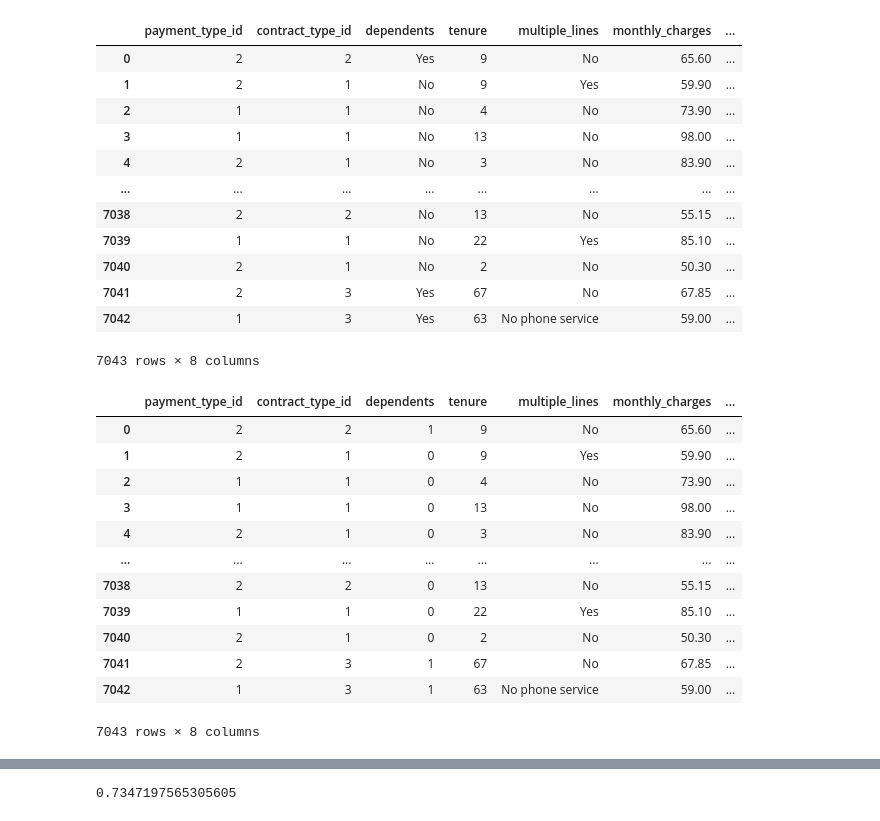
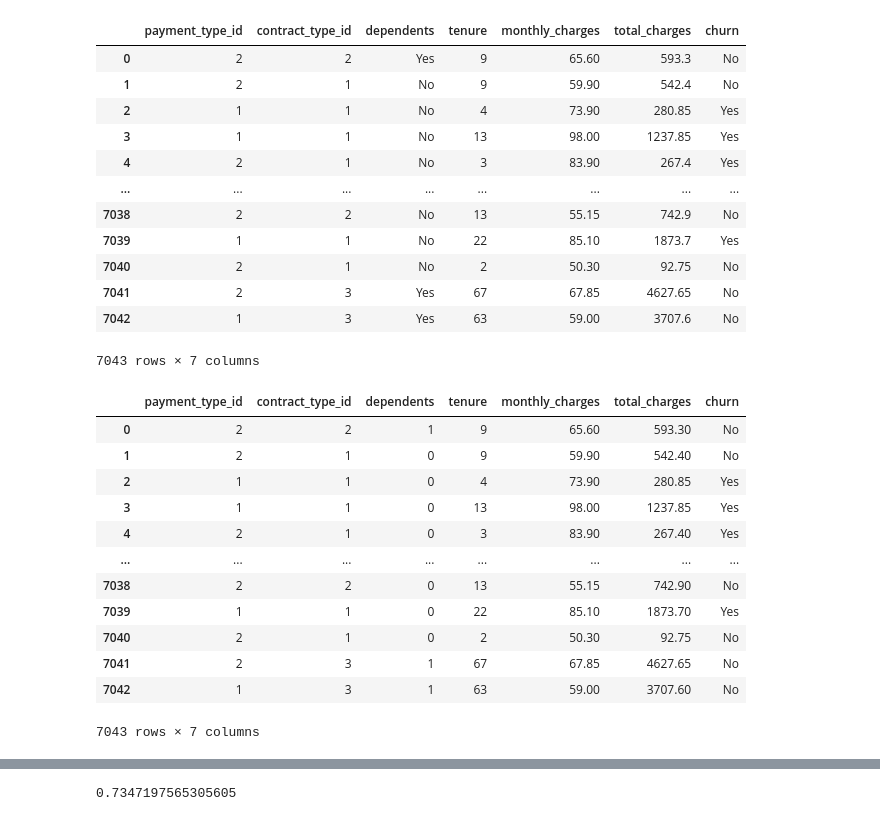
Before and after one commit to akonstans/Classification_Project, a Jupyter notebook: models1.ipynb, the cells around one changed output, grey strips where cells are left out. Drawn from its saved outputs; the diff is of its cells as text; code cells hidden in the pictures.

```diff
--- a/models1.ipynb
+++ b/models1.ipynb
@@ -17,26 +17,26 @@ from sklearn.linear_model import LogisticRegression
 # %%
 telco = acquire.get_telco_data(nl.get_db_url)
 telco = telco.iloc[:, 1:]
 telco = telco.drop(['gender', 'senior_citizen', 'partner', 'phone_service', 'tech_support', 'streaming_tv',
                     'streaming_movies', 'paperless_billing', 'internet_service_type', 'online_security', 'online_backup',
-                    'device_protection', 'internet_service_type_id', 'customer_id', 'contract_type', 'payment_type'], axis =1)
+                    'device_protection', 'internet_service_type_id', 'customer_id', 'contract_type', 'payment_type', 'multiple_lines'], axis =1)
 telco
 
 # Aquiring the Telco data and dropping the Unnamed 0 column to give a dataframe containing the dataset
 # %% [output]
-|  | payment_type_id | contract_type_id | dependents | tenure | multiple_lines | monthly_charges | ... |
-| 0 | 2 | 2 | Yes | 9 | No | 65.60 | ... |
-| 1 | 2 | 1 | No | 9 | Yes | 59.90 | ... |
-| 2 | 1 | 1 | No | 4 | No | 73.90 | ... |
-| 3 | 1 | 1 | No | 13 | No | 98.00 | ... |
-| 4 | 2 | 1 | No | 3 | No | 83.90 | ... |
+|  | payment_type_id | contract_type_id | dependents | tenure | monthly_charges | total_charges | churn |
+| 0 | 2 | 2 | Yes | 9 | 65.60 | 593.3 | No |
+| 1 | 2 | 1 | No | 9 | 59.90 | 542.4 | No |
+| 2 | 1 | 1 | No | 4 | 73.90 | 280.85 | Yes |
+| 3 | 1 | 1 | No | 13 | 98.00 | 1237.85 | Yes |
+| 4 | 2 | 1 | No | 3 | 83.90 | 267.4 | Yes |
 | ... | ... | ... | ... | ... | ... | ... | ... |
-| 7038 | 2 | 2 | No | 13 | No | 55.15 | ... |
-| 7039 | 1 | 1 | No | 22 | Yes | 85.10 | ... |
-| 7040 | 2 | 1 | No | 2 | No | 50.30 | ... |
-| 7041 | 2 | 3 | Yes | 67 | No | 67.85 | ... |
-| 7042 | 1 | 3 | Yes | 63 | No phone service | 59.00 | ... |
+| 7038 | 2 | 2 | No | 13 | 55.15 | 742.9 | No |
+| 7039 | 1 | 1 | No | 22 | 85.10 | 1873.7 | Yes |
+| 7040 | 2 | 1 | No | 2 | 50.30 | 92.75 | No |
+| 7041 | 2 | 3 | Yes | 67 | 67.85 | 4627.65 | No |
+| 7042 | 1 | 3 | Yes | 63 | 59.00 | 3707.6 | No |
-7043 rows × 8 columns
+7043 rows × 7 columns
 # %%
 telco = telco.dropna()
 telco.total_charges = telco.total_charges.replace(' ', 0).astype(float)
@@ -47,19 +47,19 @@ telco.dependents = np.where(telco.dependents == 'Yes', 1, 0)
 # %%
 telco
 # %% [output]
-|  | payment_type_id | contract_type_id | dependents | tenure | multiple_lines | monthly_charges | ... |
-| 0 | 2 | 2 | 1 | 9 | No | 65.60 | ... |
-| 1 | 2 | 1 | 0 | 9 | Yes | 59.90 | ... |
-| 2 | 1 | 1 | 0 | 4 | No | 73.90 | ... |
-| 3 | 1 | 1 | 0 | 13 | No | 98.00 | ... |
-| 4 | 2 | 1 | 0 | 3 | No | 83.90 | ... |
+|  | payment_type_id | contract_type_id | dependents | tenure | monthly_charges | total_charges | churn |
+| 0 | 2 | 2 | 1 | 9 | 65.60 | 593.30 | No |
+| 1 | 2 | 1 | 0 | 9 | 59.90 | 542.40 | No |
+| 2 | 1 | 1 | 0 | 4 | 73.90 | 280.85 | Yes |
+| 3 | 1 | 1 | 0 | 13 | 98.00 | 1237.85 | Yes |
+| 4 | 2 | 1 | 0 | 3 | 83.90 | 267.40 | Yes |
 | ... | ... | ... | ... | ... | ... | ... | ... |
-| 7038 | 2 | 2 | 0 | 13 | No | 55.15 | ... |
-| 7039 | 1 | 1 | 0 | 22 | Yes | 85.10 | ... |
-| 7040 | 2 | 1 | 0 | 2 | No | 50.30 | ... |
-| 7041 | 2 | 3 | 1 | 67 | No | 67.85 | ... |
-| 7042 | 1 | 3 | 1 | 63 | No phone service | 59.00 | ... |
+| 7038 | 2 | 2 | 0 | 13 | 55.15 | 742.90 | No |
+| 7039 | 1 | 1 | 0 | 22 | 85.10 | 1873.70 | Yes |
+| 7040 | 2 | 1 | 0 | 2 | 50.30 | 92.75 | No |
+| 7041 | 2 | 3 | 1 | 67 | 67.85 | 4627.65 | No |
+| 7042 | 1 | 3 | 1 | 63 | 59.00 | 3707.60 | No |
-7043 rows × 8 columns
+7043 rows × 7 columns
 # %%
 telco.multiple_lines = np.where(telco.multiple_lines == 'Yes', 1, 0)
 telco
```
Also changed, not shown: parts of 45 cells of this notebook, 4 other files.
